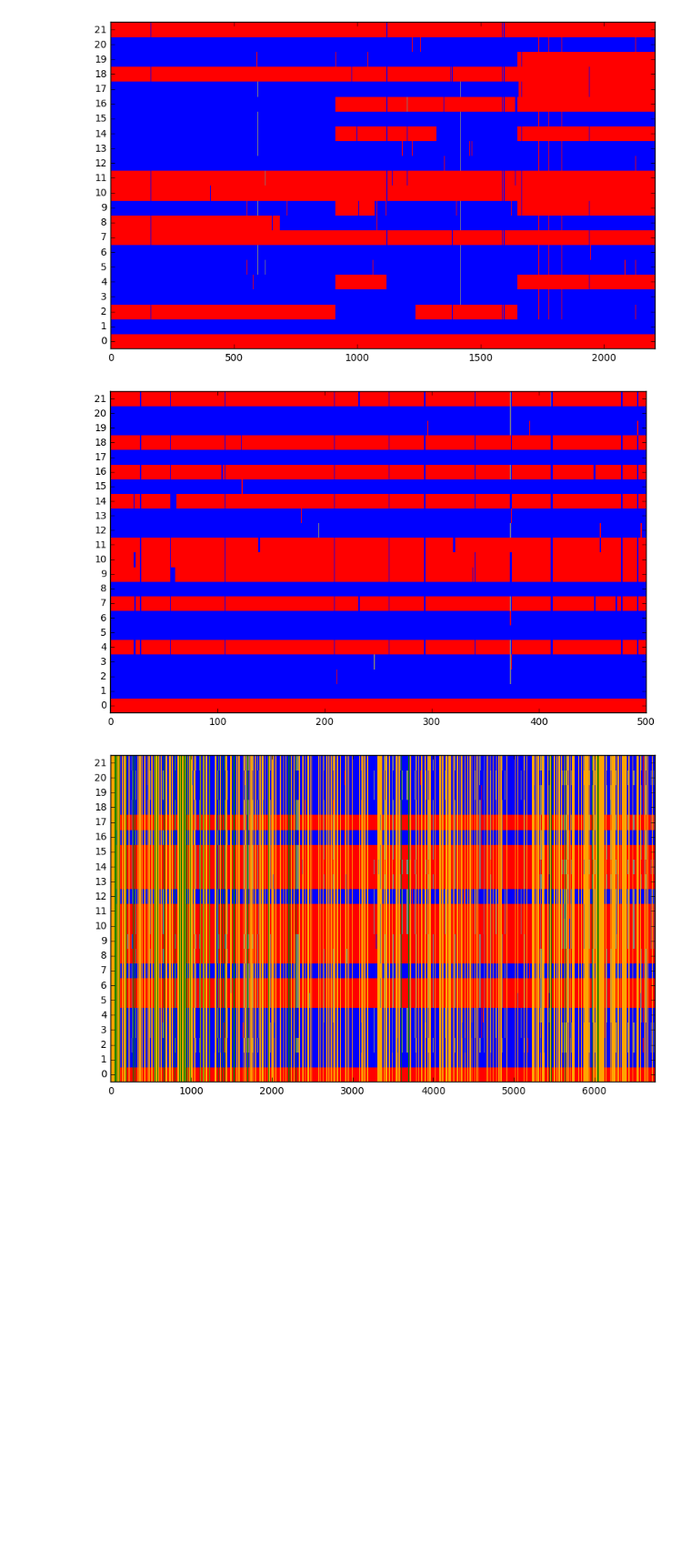
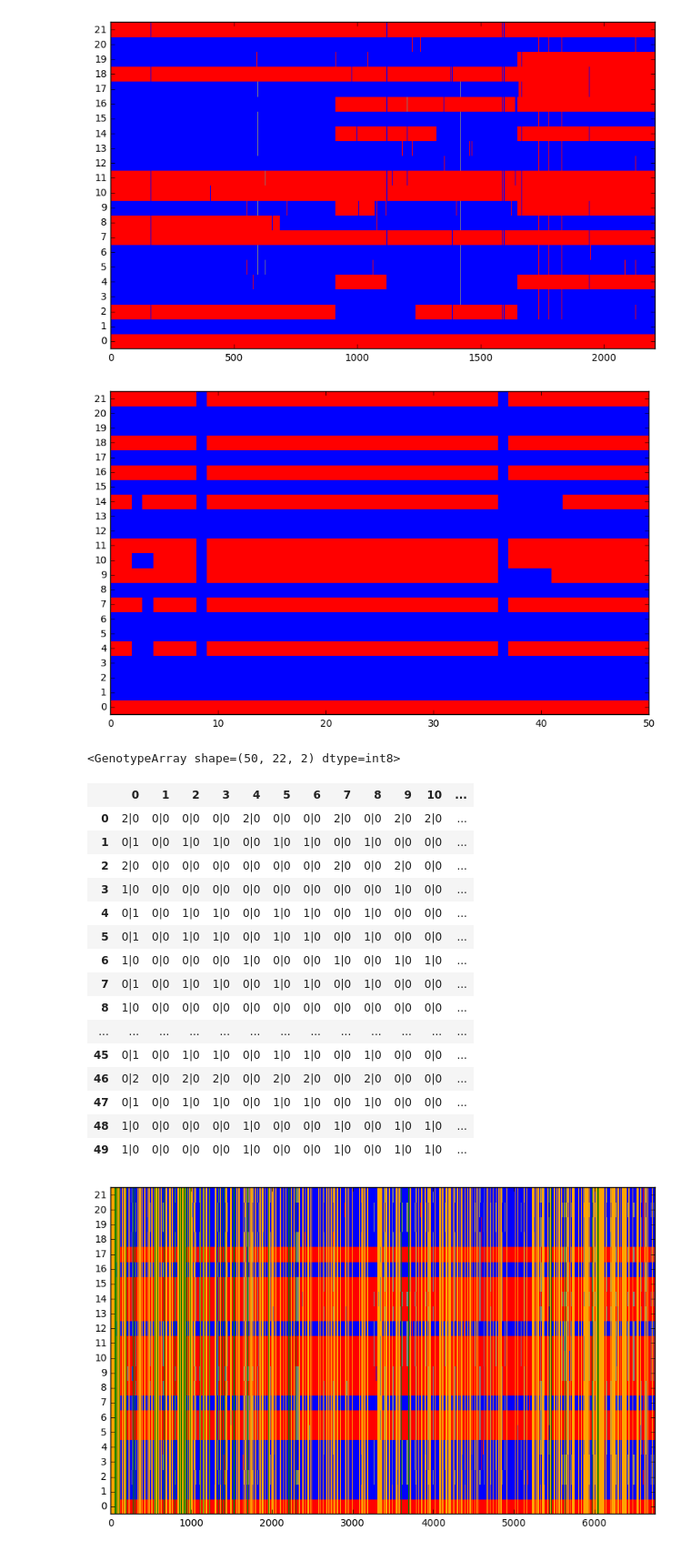
Before and after one commit to cggh/scikit-allel, a Jupyter notebook: notebooks/sandbox/phase_by_transmission.ipynb, the cells around one changed output. Shown at 91% size. Saved outputs shown, nothing was run; the diff lists cells and outputs as text; code cells hidden in the pictures; blank space fills up the shorter version.

Commit message:
fix bugs following update of phasing by transmission code to use new model

```diff
--- a/notebooks/sandbox/phase_by_transmission.ipynb
+++ b/notebooks/sandbox/phase_by_transmission.ipynb
@@ -134,4 +135,4 @@ data: zarr.core.Array
 # %%
-genotype_phased, is_phased = allel.stats.phase_by_transmission(genotype_cross_seg, window_size=100)
+genotype_phased = allel.stats.phase_by_transmission(genotype_cross_seg, window_size=100)
 genotype_phased
 # %% [output]
@@ -159,7 +162,7 @@ np.count_nonzero(is_phased), is_phased.size
 # %% [output]
 (14106128, 14853784)
 # %%
-def plot_inheritance(g, is_phased, parent):
+def plot_inheritance(g, parent):
 
     # paint inheritance
     inh = allel.stats.paint_transmission(
@@ -171,8 +174,8 @@ def plot_inheritance(g, is_phased, parent):
     )
 
     # fix where phase is unknown
-    inh[:, 0:2][~is_phased[:, parent]] = 0
-    inh[:, 2:][~is_phased[:, 2:]] = 0
+    inh[:, 0:2][~g.is_phased[:, parent]] = 0
+    inh[:, 2:][~g.is_phased[:, 2:]] = 0
 
     # take a look...
     fig, ax = plt.subplots(figsize=(10, 6))
@@ -209,7 +212,26 @@ plot_inheritance(genotype_phased[flt][::100], is_phased[flt][::100], parent=0)
 [figure]
 # %%
 flt = parent_is_het[:, 0] & ~parent_is_het[:, 1]
-plot_inheritance(genotype_phased[flt][100000:100500], is_phased[flt][100000:100500], parent=0)
+plot_inheritance(genotype_phased[flt][100020:100070], parent=0)
+plt.show()
+genotype_phased[flt][100020:100070].displayall()
 # %% [output]
-[figure, old version]
+[figure, new version]
+<GenotypeArray shape=(50, 22, 2) dtype=int8>
+|  | 0 | 1 | 2 | 3 | 4 | 5 | 6 | 7 | 8 | 9 | 10 | ... |
+| 0 | 2|0 | 0|0 | 0|0 | 0|0 | 2|0 | 0|0 | 0|0 | 2|0 | 0|0 | 2|0 | 2|0 | ... |
+| 1 | 0|1 | 0|0 | 1|0 | 1|0 | 0|0 | 1|0 | 1|0 | 0|0 | 1|0 | 0|0 | 0|0 | ... |
+| 2 | 2|0 | 0|0 | 0|0 | 0|0 | 0|0 | 0|0 | 0|0 | 2|0 | 0|0 | 2|0 | 0|0 | ... |
+| 3 | 1|0 | 0|0 | 0|0 | 0|0 | 0|0 | 0|0 | 0|0 | 0|0 | 0|0 | 1|0 | 0|0 | ... |
+| 4 | 0|1 | 0|0 | 1|0 | 1|0 | 0|0 | 1|0 | 1|0 | 0|0 | 1|0 | 0|0 | 0|0 | ... |
+| 5 | 0|1 | 0|0 | 1|0 | 1|0 | 0|0 | 1|0 | 1|0 | 0|0 | 1|0 | 0|0 | 0|0 | ... |
+| 6 | 1|0 | 0|0 | 0|0 | 0|0 | 1|0 | 0|0 | 0|0 | 1|0 | 0|0 | 1|0 | 1|0 | ... |
+| 7 | 0|1 | 0|0 | 1|0 | 1|0 | 0|0 | 1|0 | 1|0 | 0|0 | 1|0 | 0|0 | 0|0 | ... |
+| 8 | 1|0 | 0|0 | 0|0 | 0|0 | 0|0 | 0|0 | 0|0 | 0|0 | 0|0 | 0|0 | 0|0 | ... |
+| ... | ... | ... | ... | ... | ... | ... | ... | ... | ... | ... | ... | ... |
+| 45 | 0|1 | 0|0 | 1|0 | 1|0 | 0|0 | 1|0 | 1|0 | 0|0 | 1|0 | 0|0 | 0|0 | ... |
+| 46 | 0|2 | 0|0 | 2|0 | 2|0 | 0|0 | 2|0 | 2|0 | 0|0 | 2|0 | 0|0 | 0|0 | ... |
+| 47 | 0|1 | 0|0 | 1|0 | 1|0 | 0|0 | 1|0 | 1|0 | 0|0 | 1|0 | 0|0 | 0|0 | ... |
+| 48 | 1|0 | 0|0 | 0|0 | 0|0 | 1|0 | 0|0 | 0|0 | 1|0 | 0|0 | 1|0 | 1|0 | ... |
+| 49 | 1|0 | 0|0 | 0|0 | 0|0 | 1|0 | 0|0 | 0|0 | 1|0 | 0|0 | 1|0 | 1|0 | ... |
 # %%
```
Also changed, not shown: parts of 26 cells of this notebook, 9 other files.
